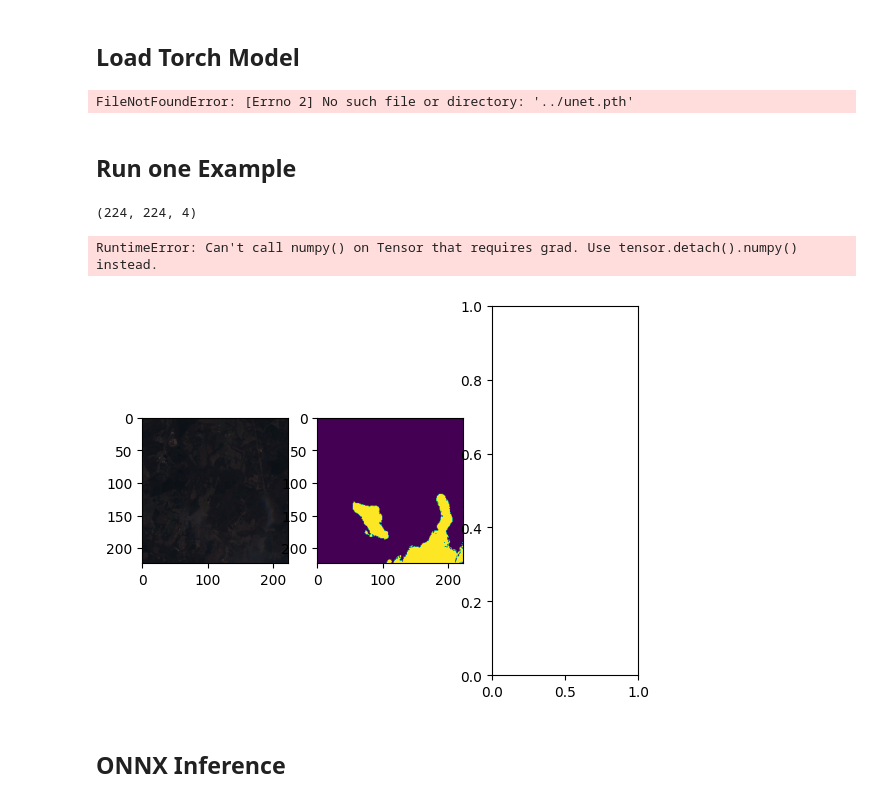
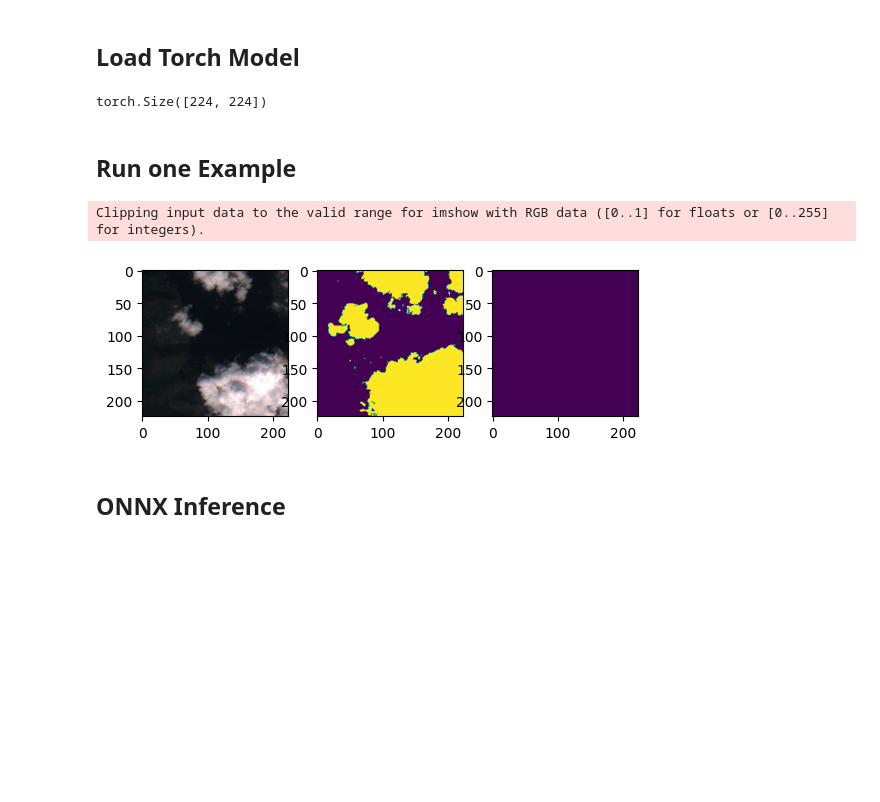
Before and after one commit to March-08/sentinel_cloud_coverage, a Jupyter notebook: notebooks/1.0-mp-inference.ipynb, the cells around one changed output. Saved outputs shown, nothing was run; the diff lists cells and outputs as text; code cells hidden in the pictures; blank space fills up the shorter version.

```diff
--- a/notebooks/1.0-mp-inference.ipynb
+++ b/notebooks/1.0-mp-inference.ipynb
@@ -70,7 +70,7 @@ class UNET(nn.Module):
 # %% [markdown]
 ## Load Torch Model
 # %%
-torch_model= '../unet.pth'
+torch_model= '../outputs/unet.pth'
 unet = UNET(4,1)
 unet.load_state_dict(torch.load(torch_model))
 unet.eval()
@@ -78,35 +78,31 @@ x = torch.randn(1, 4, 224, 224, requires_grad=True)
 torch_out = unet(x)
 torch_out.shape
 # %% [output]
-FileNotFoundError: [Errno 2] No such file or directory: '../unet.pth'
+torch.Size([224, 224])
 # %% [markdown]
 ## Run one Example
-# %%
-img.shape
-# %% [output]
-(224, 224, 4)
 # %%
-image_path = '../data/images_patches/img_18_patch_16.npy'
-mask_path = '../data/masks_patches/mask_18_patch_16.npy'
+image_path = '../data/images_patches/img_58_patch_16.npy'
+mask_path = '../data/masks_patches/mask_58_patch_16.npy'
 
 img = np.load(image_path)
 mask = np.load(mask_path)
 
 img_inp = torch.from_numpy(img).permute(2,0,1).unsqueeze(0)
 img_inp = (img_inp - img_inp.mean())/img_inp.std()
 
 pred = unet(img_inp)
 
 plt.subplot(1,3,1)
 plt.imshow(img[:,:,[0,1,2]]) # for visualization we have to transpose back to HWC
 plt.subplot(1,3,2)
 plt.imshow(mask) # for visualization we have to remove 3rd dimension of mask
 plt.subplot(1,3,3)
 plt.imshow(pred.numpy())
 plt.show()
 # %% [output]
-RuntimeError: Can't call numpy() on Tensor that requires grad. Use tensor.detach().numpy() instead.
+Clipping input data to the valid range for imshow with RGB data ([0..1] for floats or [0..255] for integers).
-[figure, old version]
+[figure, new version]
 # %% [markdown]
 ## ONNX Inference
 # %%
```
Also changed, not shown: parts of 2 cells of this notebook, 11 other files.
